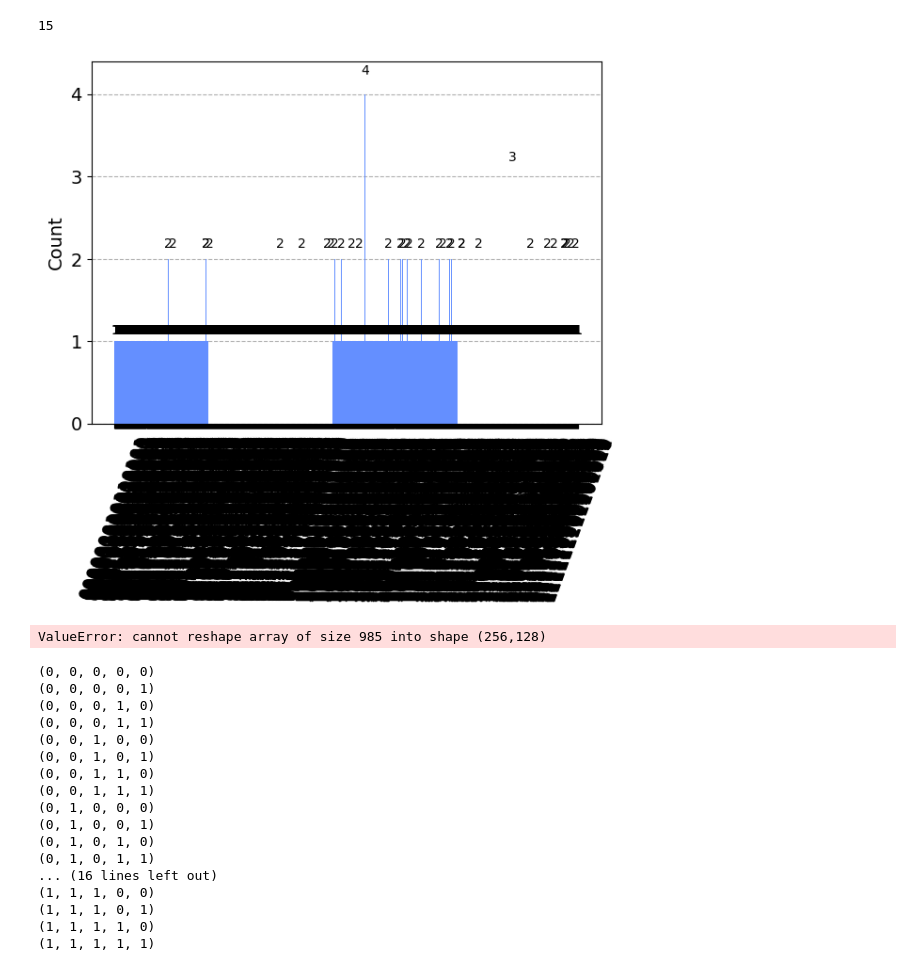
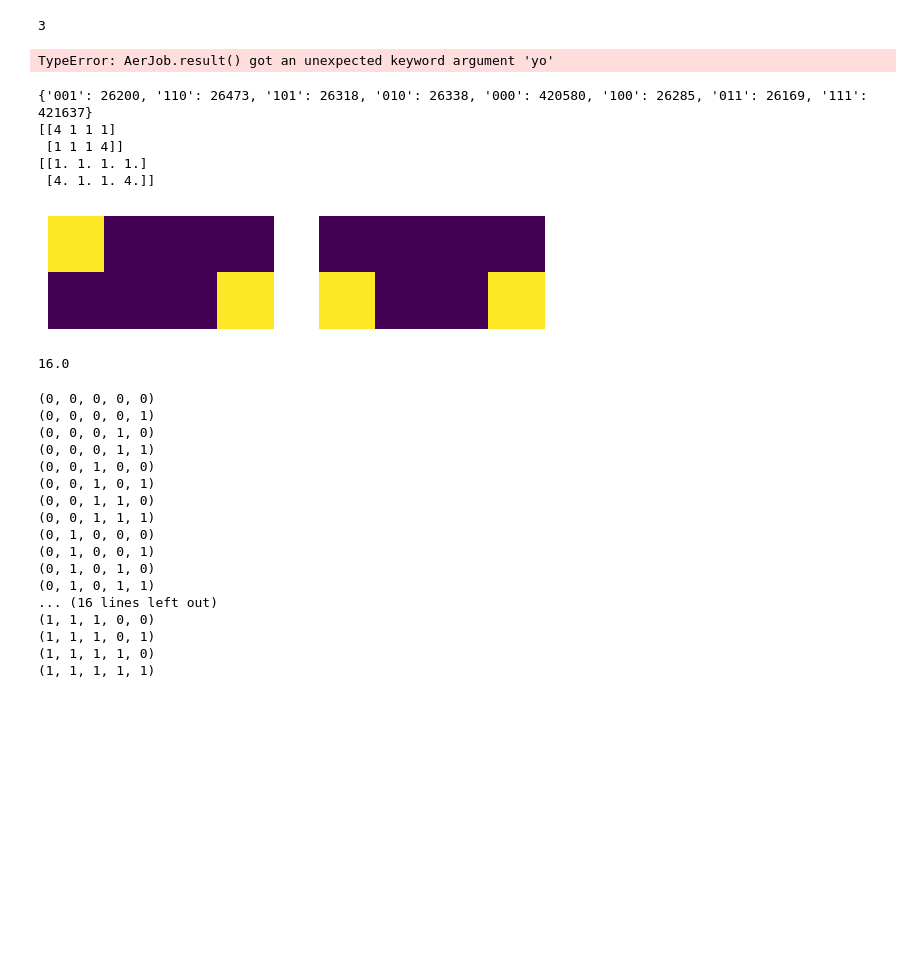
Before and after one commit to el-dAna/QC, a Jupyter notebook: hacathons/image_encoding.ipynb, the cells around one changed output. Saved outputs shown, nothing was run; the diff lists cells and outputs as text; code cells hidden in the pictures; blank space fills up the shorter version.

```diff
--- a/hacathons/image_encoding.ipynb
+++ b/hacathons/image_encoding.ipynb
@@ -112,19 +95,42 @@ print(num_qubits)
 qc= QuantumCircuit(num_qubits)
 qc.initialize(amplitude_encoded, range(0, num_qubits))
 qc.measure_all()
-result = AerSimulator().run(qc).result()
+result = AerSimulator(enable_truncation=True,shots=1000000).run(qc).result(yo="afda")
 statistics = result.get_counts(qc)
 display(plot_histogram(statistics))
-
-amplitudes = np.array(list(dict(statistics).values()))
-probabilities = amplitudes/np.sum(amplitudes)
-decoded_img = probabilities*rms
-decoded_img = decoded_img.reshape(image.shape)
-plt.imshow(decoded_img)
 # %% [output]
-15
+3
-[figure, removed]
-ValueError: cannot reshape array of size 985 into shape (256,128)
+TypeError: AerJob.result() got an unexpected keyword argument 'yo'
+# %%
+amplitudes = np.array(list(dict(statistics).values()))
+print(statistics)
+probabilities = amplitudes/np.sum(amplitudes)
+decoded_img = np.sqrt(probabilities)
+decoded_img = decoded_img*(rms)*img_max
+decoded_img = decoded_img.reshape(image.shape)
+#print(decoded_img)
+decoded_img = np.round(decoded_img)
+
+print(image)
+print(decoded_img)
+fig, axs = plt.subplots(1, 2)
+axs[0].imshow(image)
+axs[0].axis('off')
+axs[1].imshow(decoded_img)
+axs[1].axis('off')
+plt.subplots_adjust(wspace=0.2)
+plt.show()
+# %% [output]
+{'001': 26200, '110': 26473, '101': 26318, '010': 26338, '000': 420580, '100': 26285, '011': 26169, '111': 421637}
+[[4 1 1 1]
+ [1 1 1 4]]
+[[1. 1. 1. 1.]
+ [4. 1. 1. 4.]]
+[figure, added]
+# %%
+np.round(16.5, 0)
+# %% [output]
+16.0
 # %%
 from itertools import product
 
```
Also changed, not shown: parts of 3 cells of this notebook.
